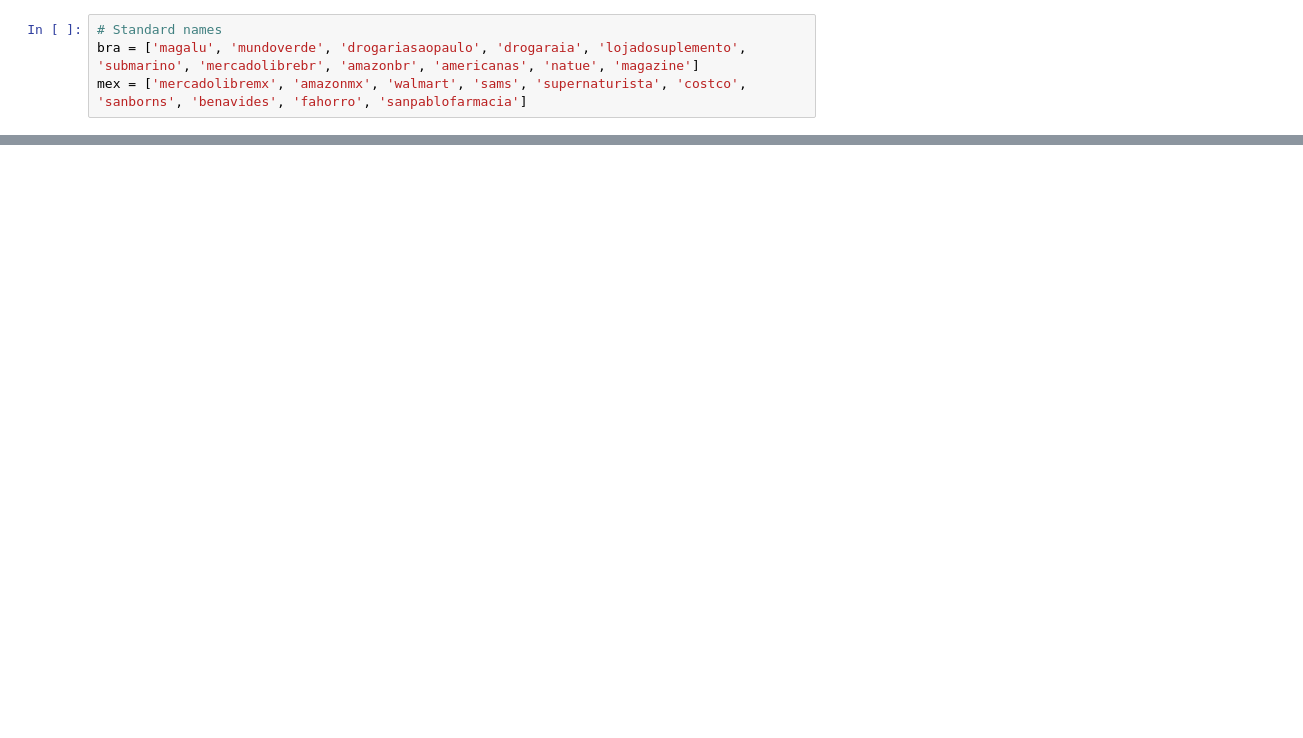
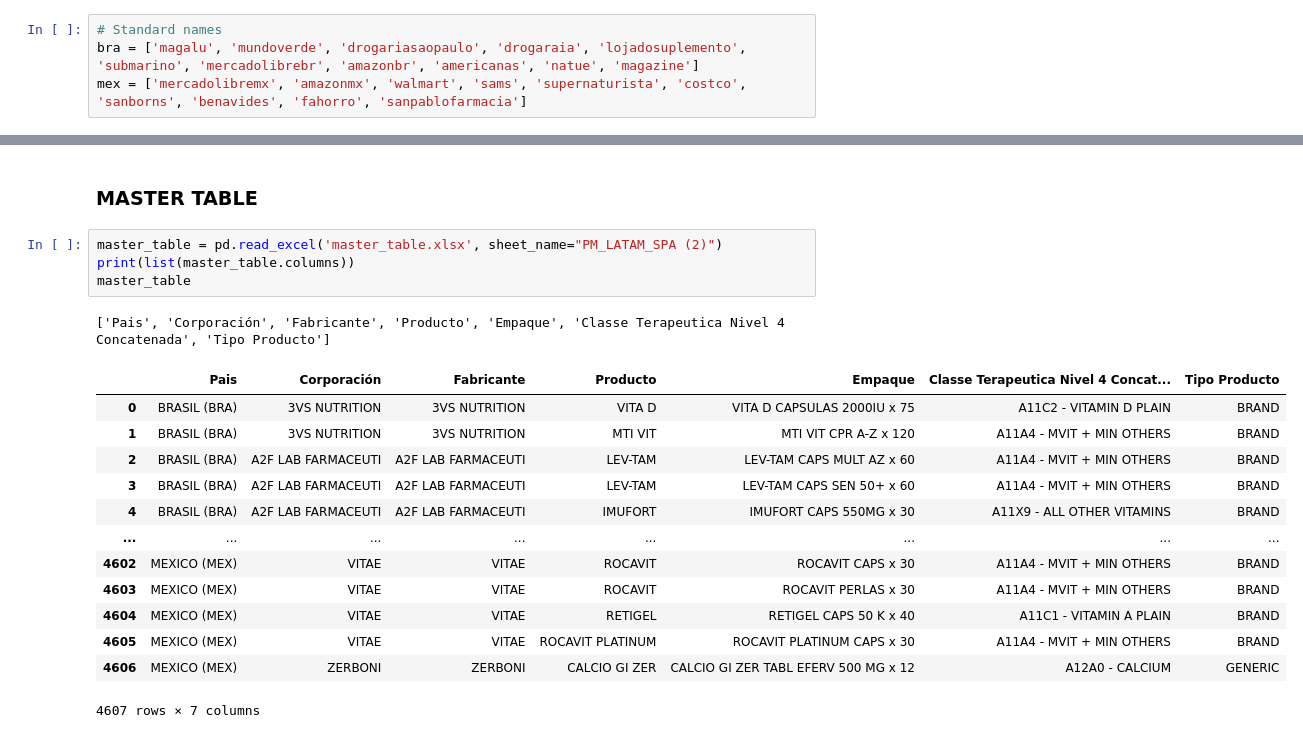
Before and after one commit to Divelia/web-scraping-thomas, a Jupyter notebook: extract_list/merging.ipynb, the cells around one changed output, grey strips where cells are left out. Drawn from its saved outputs; the diff is of its cells as text; blank space fills up the shorter version.

```diff
--- a/extract_list/merging.ipynb
+++ b/extract_list/merging.ipynb
@@ -186,0 +177,21 @@ memory usage: 2.7+ MB
+# %% [markdown]
+### MASTER TABLE
+# %%
+master_table = pd.read_excel('master_table.xlsx', sheet_name="PM_LATAM_SPA (2)")
+print(list(master_table.columns))
+master_table
+# %% [output]
+['Pais', 'Corporación', 'Fabricante', 'Producto', 'Empaque', 'Classe Terapeutica Nivel 4 Concatenada', 'Tipo Producto']
+|  | Pais | Corporación | Fabricante | Producto | Empaque | Classe Terapeutica Nivel 4 Concat... | Tipo Producto |
+| 0 | BRASIL (BRA) | 3VS NUTRITION | 3VS NUTRITION | VITA D | VITA D CAPSULAS 2000IU x 75 | A11C2 - VITAMIN D PLAIN | BRAND |
+| 1 | BRASIL (BRA) | 3VS NUTRITION | 3VS NUTRITION | MTI VIT | MTI VIT CPR A-Z x 120 | A11A4 - MVIT + MIN OTHERS | BRAND |
+| 2 | BRASIL (BRA) | A2F LAB FARMACEUTI | A2F LAB FARMACEUTI | LEV-TAM | LEV-TAM CAPS MULT AZ x 60 | A11A4 - MVIT + MIN OTHERS | BRAND |
+| 3 | BRASIL (BRA) | A2F LAB FARMACEUTI | A2F LAB FARMACEUTI | LEV-TAM | LEV-TAM CAPS SEN 50+ x 60 | A11A4 - MVIT + MIN OTHERS | BRAND |
+| 4 | BRASIL (BRA) | A2F LAB FARMACEUTI | A2F LAB FARMACEUTI | IMUFORT | IMUFORT CAPS 550MG x 30 | A11X9 - ALL OTHER VITAMINS | BRAND |
+| ... | ... | ... | ... | ... | ... | ... | ... |
+| 4602 | MEXICO (MEX) | VITAE | VITAE | ROCAVIT | ROCAVIT CAPS x 30 | A11A4 - MVIT + MIN OTHERS | BRAND |
+| 4603 | MEXICO (MEX) | VITAE | VITAE | ROCAVIT | ROCAVIT PERLAS x 30 | A11A4 - MVIT + MIN OTHERS | BRAND |
+| 4604 | MEXICO (MEX) | VITAE | VITAE | RETIGEL | RETIGEL CAPS 50 K x 40 | A11C1 - VITAMIN A PLAIN | BRAND |
+| 4605 | MEXICO (MEX) | VITAE | VITAE | ROCAVIT PLATINUM | ROCAVIT PLATINUM CAPS x 30 | A11A4 - MVIT + MIN OTHERS | BRAND |
+| 4606 | MEXICO (MEX) | ZERBONI | ZERBONI | CALCIO GI ZER | CALCIO GI ZER TABL EFERV 500 MG x 12 | A12A0 - CALCIUM | GENERIC |
+4607 rows × 7 columns
```
Also changed, not shown: parts of 41 cells of this notebook, 4 other files.
